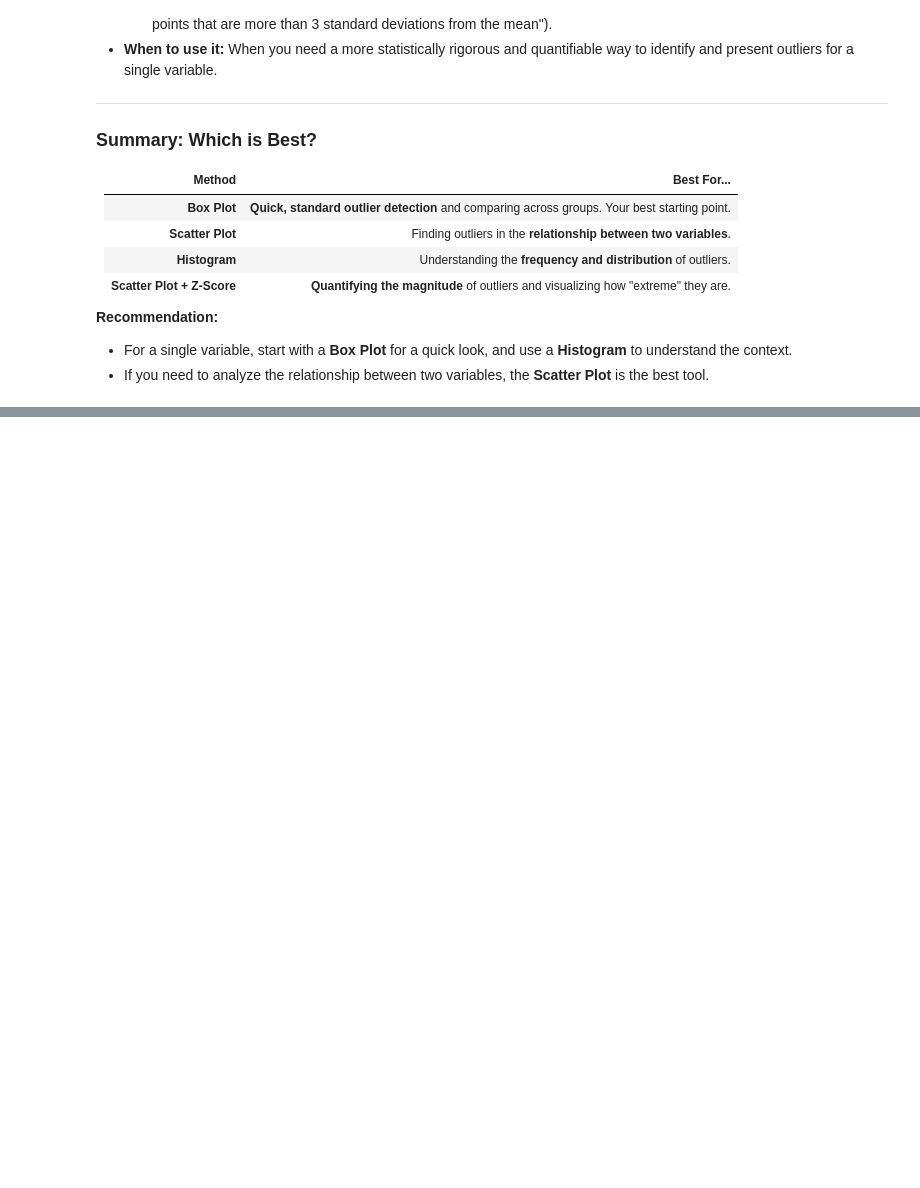
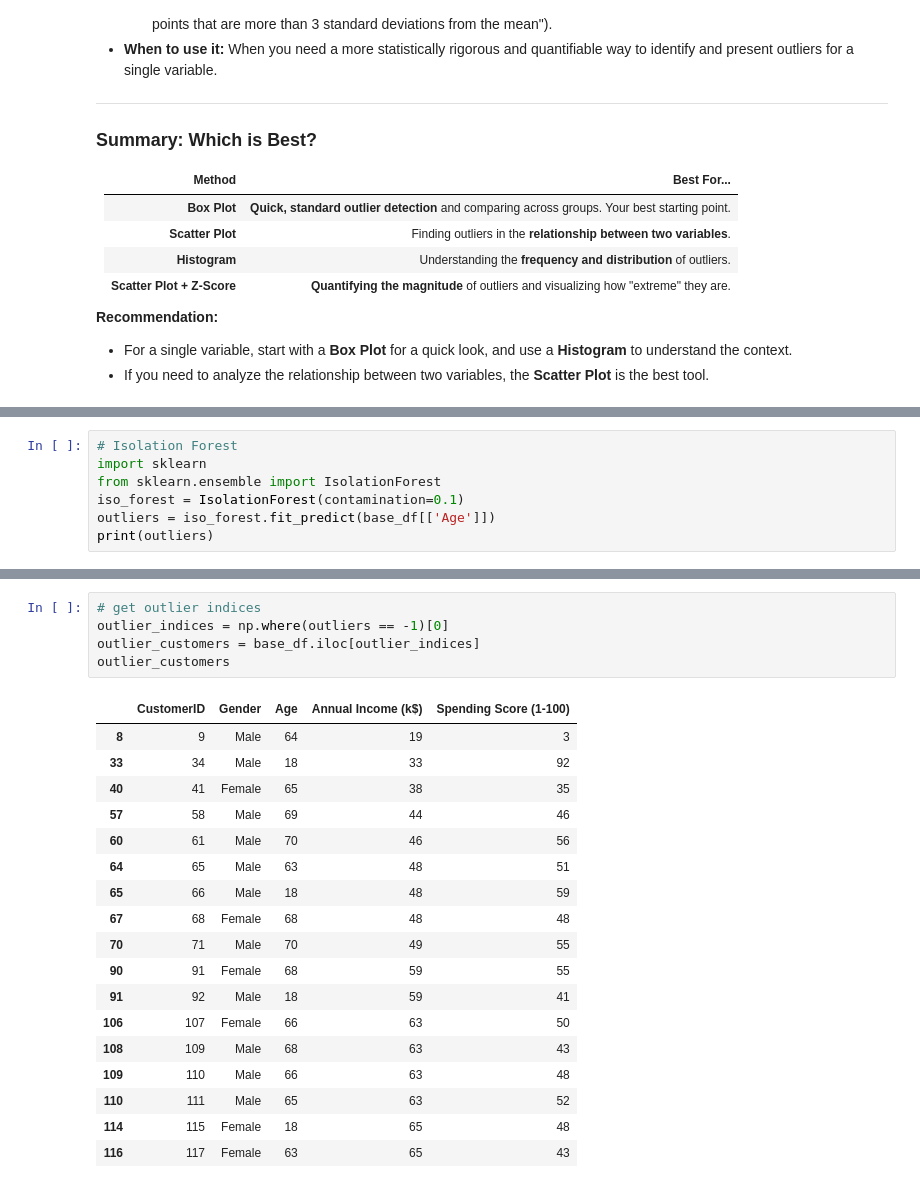
Before and after one commit to ravioactive/eda_practice, a Jupyter notebook: notebooks/customer-segmentation/eda_univariate.ipynb, the cells around one changed output, grey strips where cells are left out. Saved outputs shown, nothing was run; the diff lists cells and outputs as text; blank space fills up the shorter version.

```diff
--- a/notebooks/customer-segmentation/eda_univariate.ipynb
+++ b/notebooks/customer-segmentation/eda_univariate.ipynb
@@ -1637,0 +2239,7 @@ This is a more advanced technique that is excellent for visualizing the *magnitu
+# %%
+# Isolation Forest
+import sklearn
+from sklearn.ensemble import IsolationForest
+iso_forest = IsolationForest(contamination=0.1)
+outliers = iso_forest.fit_predict(base_df[['Age']])
+print(outliers)
@@ -1637,0 +2256,24 @@ This is a more advanced technique that is excellent for visualizing the *magnitu
+# %%
+# get outlier indices
+outlier_indices = np.where(outliers == -1)[0]
+outlier_customers = base_df.iloc[outlier_indices]
+outlier_customers
+# %% [output]
+|  | CustomerID | Gender | Age | Annual Income (k$) | Spending Score (1-100) |
+| 8 | 9 | Male | 64 | 19 | 3 |
+| 33 | 34 | Male | 18 | 33 | 92 |
+| 40 | 41 | Female | 65 | 38 | 35 |
+| 57 | 58 | Male | 69 | 44 | 46 |
+| 60 | 61 | Male | 70 | 46 | 56 |
+| 64 | 65 | Male | 63 | 48 | 51 |
+| 65 | 66 | Male | 18 | 48 | 59 |
+| 67 | 68 | Female | 68 | 48 | 48 |
+| 70 | 71 | Male | 70 | 49 | 55 |
+| 90 | 91 | Female | 68 | 59 | 55 |
+| 91 | 92 | Male | 18 | 59 | 41 |
+| 106 | 107 | Female | 66 | 63 | 50 |
+| 108 | 109 | Male | 68 | 63 | 43 |
+| 109 | 110 | Male | 66 | 63 | 48 |
+| 110 | 111 | Male | 65 | 63 | 52 |
+| 114 | 115 | Female | 18 | 65 | 48 |
+| 116 | 117 | Female | 63 | 65 | 43 |
```
Also changed, not shown: parts of 25 cells of this notebook.
